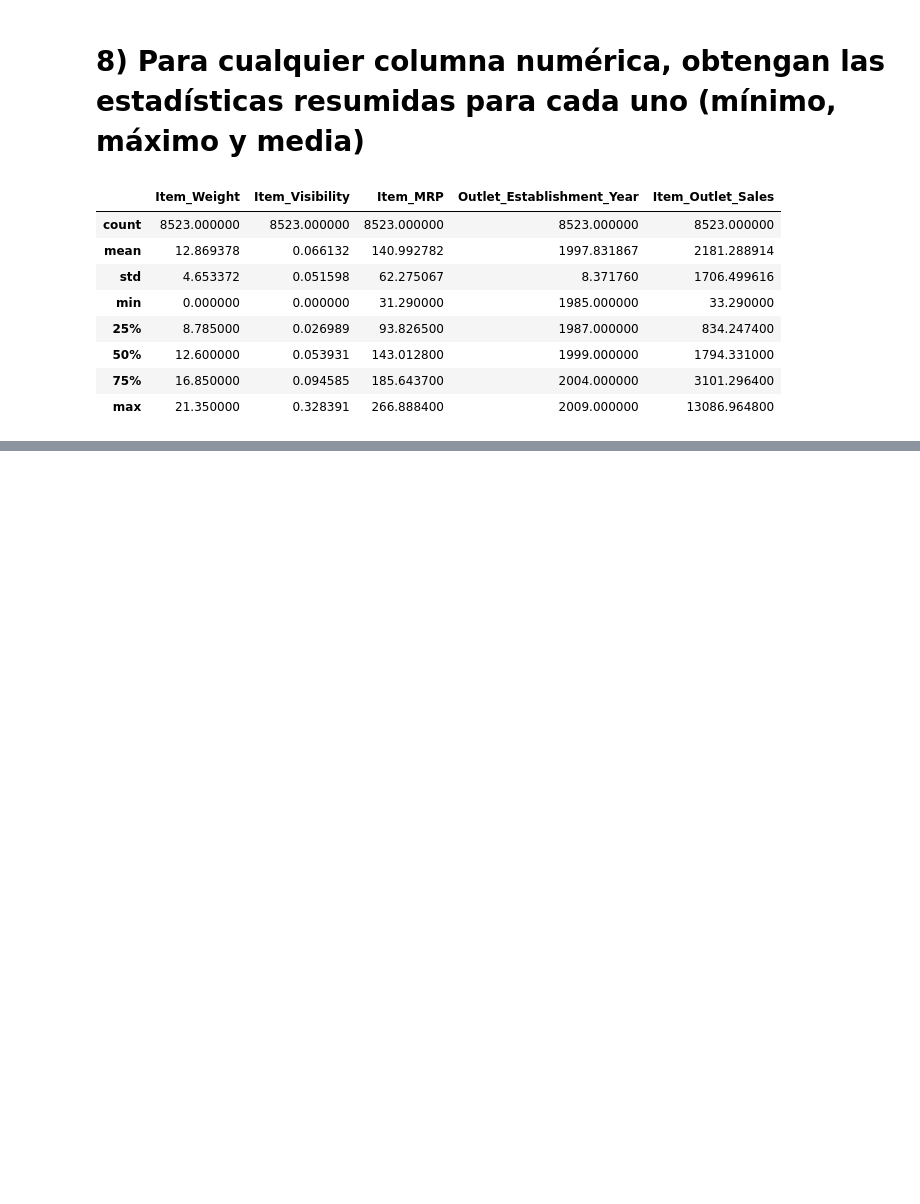
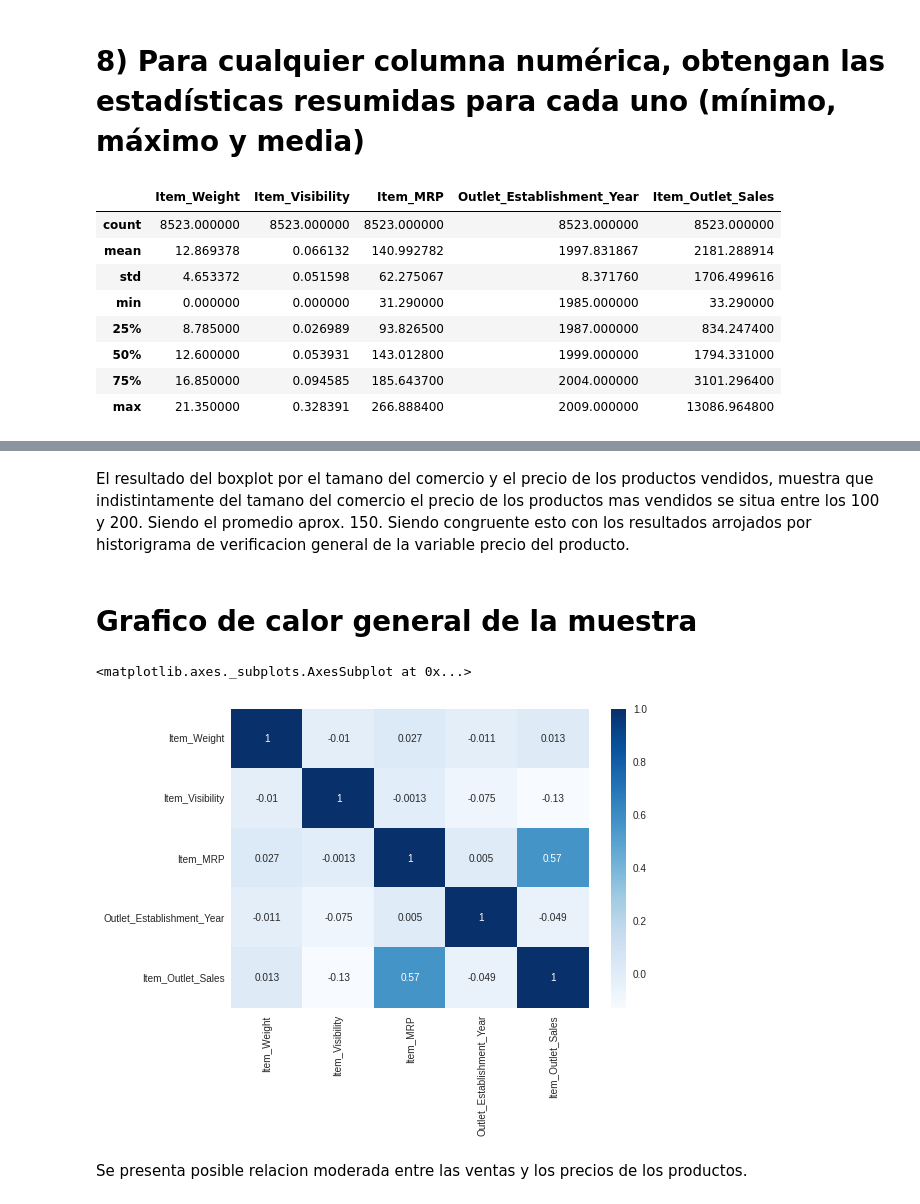
Before and after one commit to jjaquezrd/predicciones-de-ventas-alimenticias, a Jupyter notebook: predicciones_de_ventas_alimenticias.ipynb, the cells around one changed output, grey strips where cells are left out. Cells and saved outputs as stored; diff of their text form; code cells hidden in the pictures; blank space fills up the shorter version.

```diff
--- a/predicciones_de_ventas_alimenticias.ipynb
+++ b/predicciones_de_ventas_alimenticias.ipynb
@@ -320,0 +412,12 @@ df.describe()
+# %% [markdown]
+El resultado del boxplot por el tamano del comercio y el precio de los productos vendidos, muestra que indistintamente del tamano del comercio el precio de los productos mas vendidos se situa entre los 100 y 200. Siendo el promedio aprox. 150. Siendo congruente esto con los resultados arrojados por historigrama de verificacion general de la variable precio del producto.
+# %% [markdown]
+# Grafico de calor general de la muestra
+# %%
+corr = df.corr()
+sns.heatmap(corr,cmap='Blues', annot=True)
+# %% [output]
+<matplotlib.axes._subplots.AxesSubplot at 0x...>
+[figure, added]
+# %% [markdown]
+Se presenta posible relacion moderada entre las ventas y los precios de los productos.
```
Also changed, not shown: parts of 13 cells of this notebook.
